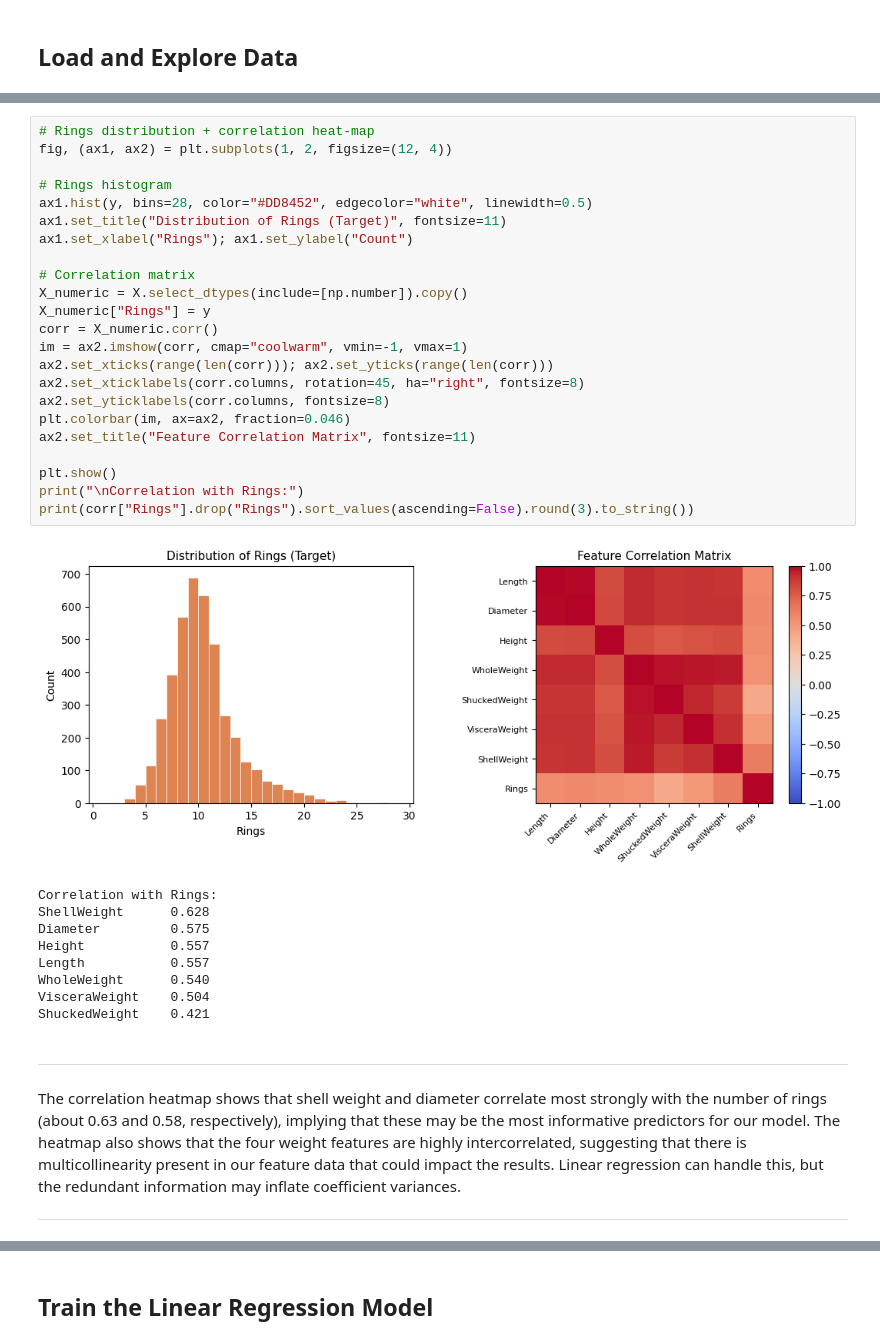
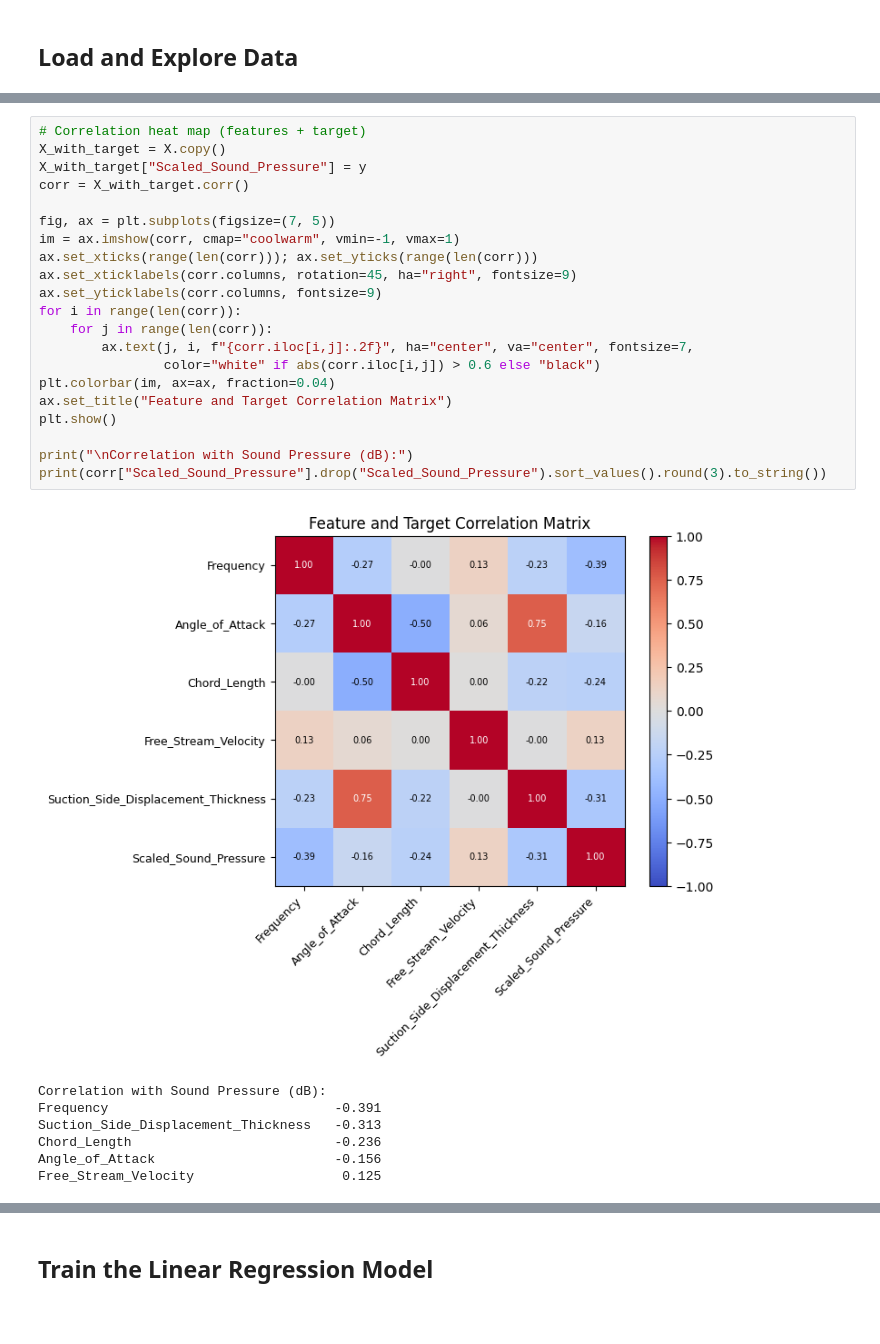
Before and after one commit to jtw8riceedu/JTW8-CMOR438-DataSci-ML, a Jupyter notebook: examples/supervised_learning/Linear Regression/linear_regression.ipynb, the cells around one changed output, grey strips where cells are left out. Cells and saved outputs as stored; diff of their text form; blank space fills up the shorter version.

```diff
--- a/examples/supervised_learning/Linear Regression/linear_regression.ipynb
+++ b/examples/supervised_learning/Linear Regression/linear_regression.ipynb
@@ -90,41 +81,31 @@ Below, we create a histogram showing the distribution of the target variable (nu
 
 ---
-# %%
-# Rings distribution + correlation heat-map
-fig, (ax1, ax2) = plt.subplots(1, 2, figsize=(12, 4))
-
-# Rings histogram
-ax1.hist(y, bins=28, color="#DD8452", edgecolor="white", linewidth=0.5)
-ax1.set_title("Distribution of Rings (Target)", fontsize=11)
-ax1.set_xlabel("Rings"); ax1.set_ylabel("Count")
-
-# Correlation matrix
-X_numeric = X.select_dtypes(include=[np.number]).copy()
-X_numeric["Rings"] = y
-corr = X_numeric.corr()
-im = ax2.imshow(corr, cmap="coolwarm", vmin=-1, vmax=1)
-ax2.set_xticks(range(len(corr))); ax2.set_yticks(range(len(corr)))
-ax2.set_xticklabels(corr.columns, rotation=45, ha="right", fontsize=8)
-ax2.set_yticklabels(corr.columns, fontsize=8)
-plt.colorbar(im, ax=ax2, fraction=0.046)
-ax2.set_title("Feature Correlation Matrix", fontsize=11)
-
-plt.show()
-print("\nCorrelation with Rings:")
-print(corr["Rings"].drop("Rings").sort_values(ascending=False).round(3).to_string())
-# %% [output]
-[figure, removed]
-Correlation with Rings:
-ShellWeight      0.628
-Diameter         0.575
-Height           0.557
-Length           0.557
-WholeWeight      0.540
-VisceraWeight    0.504
-ShuckedWeight    0.421
-# %% [markdown]
----
-
-The correlation heatmap shows that shell weight and diameter correlate most strongly with the number of rings (about 0.63 and 0.58, respectively), implying that these may be the most informative predictors for our model. The heatmap also shows that the four weight features are highly intercorrelated, suggesting that there is multicollinearity present in our feature data that could impact the results. Linear regression can handle this, but the redundant information may inflate coefficient variances.
-
----
+# %%
+# Correlation heat map (features + target)
+X_with_target = X.copy()
+X_with_target["Scaled_Sound_Pressure"] = y
+corr = X_with_target.corr()
+
+fig, ax = plt.subplots(figsize=(7, 5))
+im = ax.imshow(corr, cmap="coolwarm", vmin=-1, vmax=1)
+ax.set_xticks(range(len(corr))); ax.set_yticks(range(len(corr)))
+ax.set_xticklabels(corr.columns, rotation=45, ha="right", fontsize=9)
+ax.set_yticklabels(corr.columns, fontsize=9)
+for i in range(len(corr)):
+    for j in range(len(corr)):
+        ax.text(j, i, f"{corr.iloc[i,j]:.2f}", ha="center", va="center", fontsize=7,
+                color="white" if abs(corr.iloc[i,j]) > 0.6 else "black")
+plt.colorbar(im, ax=ax, fraction=0.04)
+ax.set_title("Feature and Target Correlation Matrix")
+plt.show()
+
+print("\nCorrelation with Sound Pressure (dB):")
+print(corr["Scaled_Sound_Pressure"].drop("Scaled_Sound_Pressure").sort_values().round(3).to_string())
+# %% [output]
+[figure, added]
+Correlation with Sound Pressure (dB):
+Frequency                             -0.391
+Suction_Side_Displacement_Thickness   -0.313
+Chord_Length                          -0.236
+Angle_of_Attack                       -0.156
+Free_Stream_Velocity                   0.125
```
Also changed, not shown: parts of 18 cells of this notebook, 14 other files.
